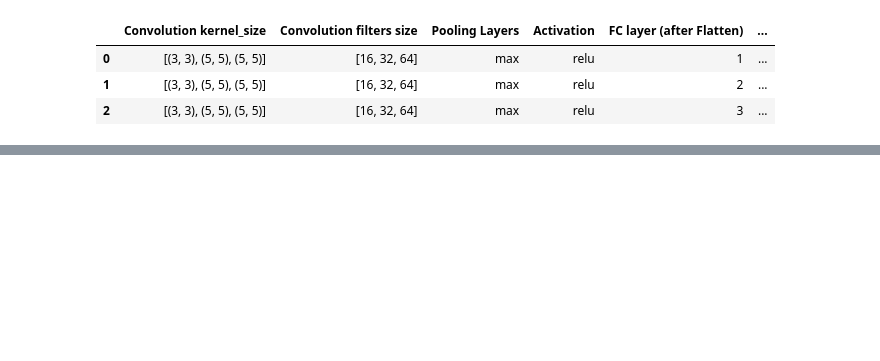
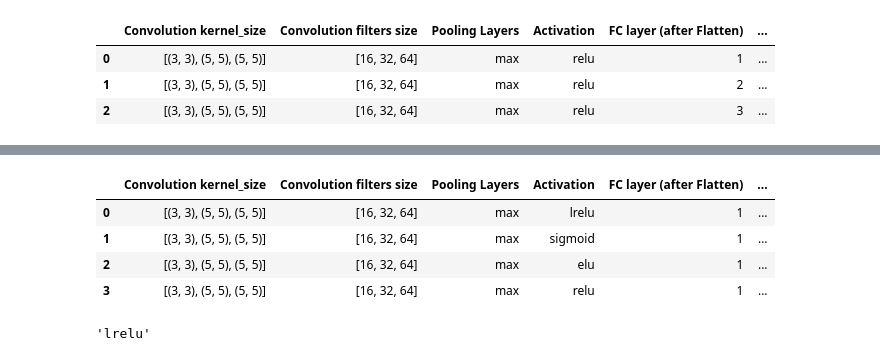
Before and after one commit to Abhiroop25902/CS-4172-ML-Lab, a Jupyter notebook: Assign6/assign6.ipynb, the cells around one changed output, grey strips where cells are left out. Drawn from its saved outputs; the diff is of its cells as text; code cells hidden in the pictures; blank space fills up the shorter version.

```diff
--- a/Assign6/assign6.ipynb
+++ b/Assign6/assign6.ipynb
@@ -324,0 +412,39 @@ best_num_fc_layers
+# %%
+result = pd.DataFrame(columns=[
+    'Convolution kernel_size',
+    'Convolution filters size',
+    'Pooling Layers',
+    'Activation',
+    'FC layer (after Flatten)',
+    'Dropout Rate',
+    'Validation Loss',
+    'Validation Accuracy'
+])
+
+convolution_filters = [16, 32, 64]
+activations = ['sigmoid', 'elu', 'relu', 'lrelu']
+dropout_rate = 0.1
+
+for activation in activations:
+    val_loss, val_acc = train_model(
+        drop_rate=dropout_rate,
+        conv_kernels=best_conv_kernel,
+        conv_filters=convolution_filters,
+        activation=activation,
+        pool=best_pool,
+        num_fc_layers=best_num_fc_layers,
+        train_dataset=train_dataset,
+        val_dataset=val_dataset
+    )
+
+    result.loc[len(result.index)] = [
+        best_conv_kernel,
+        convolution_filters,
+        best_pool,
+        activation,
+        best_num_fc_layers,
+        dropout_rate,
+        val_loss,
+        val_acc
+
+    ]
@@ -324,0 +456,17 @@ best_num_fc_layers
+# %%
+result
+# %% [output]
+|  | Convolution kernel_size | Convolution filters size | Pooling Layers | Activation | FC layer (after Flatten) | ... |
+| 0 | [(3, 3), (5, 5), (5, 5)] | [16, 32, 64] | max | lrelu | 1 | ... |
+| 1 | [(3, 3), (5, 5), (5, 5)] | [16, 32, 64] | max | sigmoid | 1 | ... |
+| 2 | [(3, 3), (5, 5), (5, 5)] | [16, 32, 64] | max | elu | 1 | ... |
+| 3 | [(3, 3), (5, 5), (5, 5)] | [16, 32, 64] | max | relu | 1 | ... |
+# %%
+best_activation = result.sort_values(
+    by=['Validation Accuracy', 'Validation Loss'],
+    ascending=[False, True]
+    )['Activation'].iloc[0]
+
+best_activation
+# %% [output]
+'lrelu'
```
Also changed, not shown: parts of 10 cells of this notebook.
